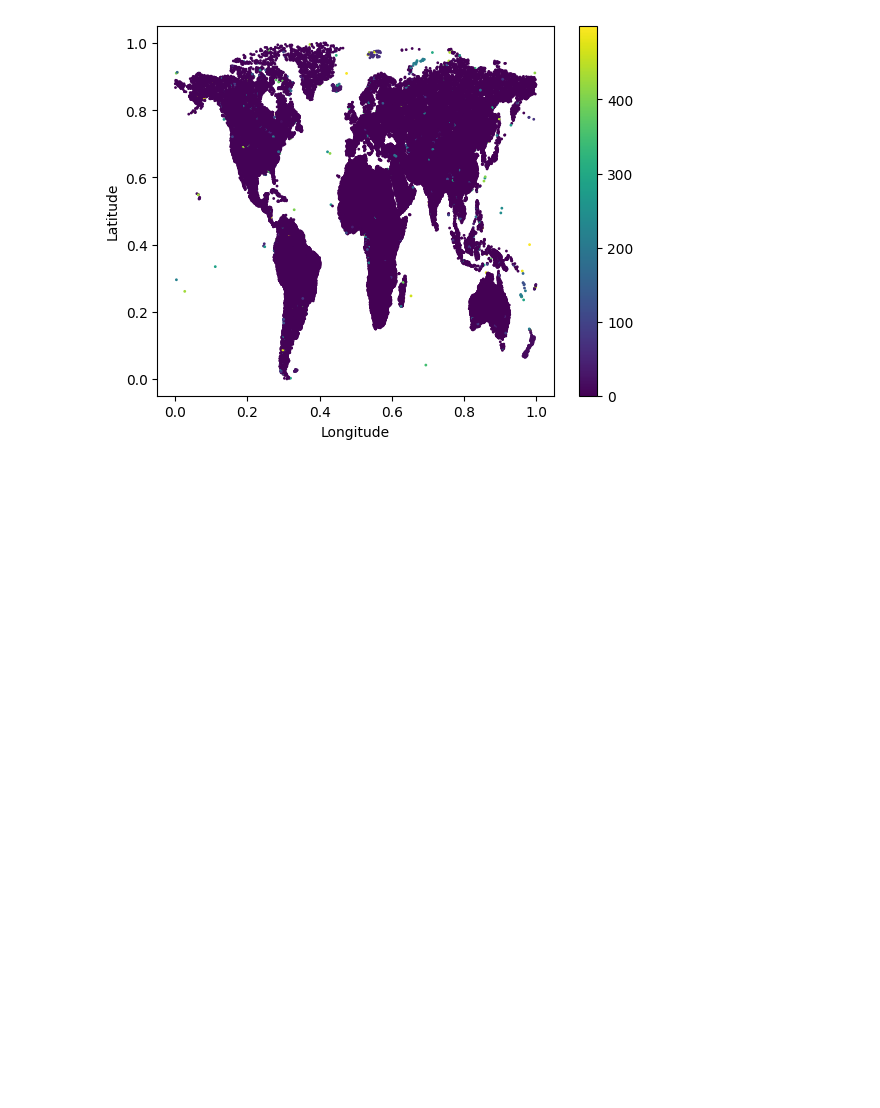
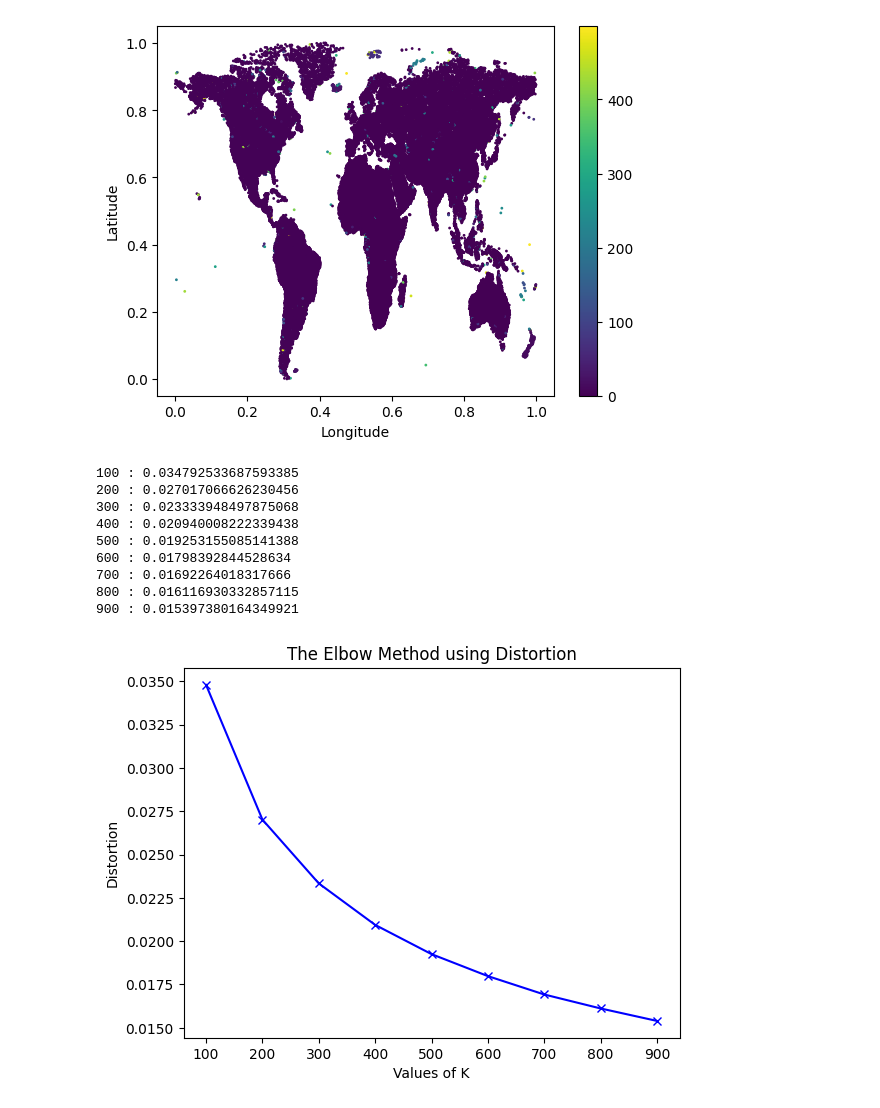
Before and after one commit to marvanG/data-mining-project, a Jupyter notebook: modis_data.ipynb, the cells around one changed output. Cells and saved outputs as stored; diff of their text form; code cells hidden in the pictures; blank space fills up the shorter version.

```diff
--- a/modis_data.ipynb
+++ b/modis_data.ipynb
@@ -884,3 +877,42 @@ X.plot.scatter(x = 'Longitude', y = 'Latitude', c=labels, s=1, cmap='viridis')
 plt.show()
 # %% [output]
 [figure]
+# %%
+from sklearn.cluster import KMeans
+from sklearn import metrics
+from scipy.spatial.distance import cdist
+import numpy as np
+import matplotlib.pyplot as plt
+
+
+distortions = []
+inertias = []
+mapping1 = {}
+mapping2 = {}
+K = range(100, 1000, 100)
+
+for k in K:
+    # Building and fitting the model
+    kmeanModel = KMeans(n_clusters=k).fit(df1)
+    kmeanModel.fit(df1)
+
+    distortions.append(sum(np.min(cdist(df1, kmeanModel.cluster_centers_,'euclidean'), axis=1)) / df1.shape[0])
+    inertias.append(kmeanModel.inertia_)
+
+    mapping1[k] = sum(np.min(cdist(df1, kmeanModel.cluster_centers_,'euclidean'), axis=1)) / df1.shape[0]
+    mapping2[k] = kmeanModel.inertia_
+
+
+for key, val in mapping1.items():
+    print(f'{key} : {val}')
+# %% [output]
+100 : 0.034792533687593385
+200 : 0.027017066626230456
+300 : 0.023333948497875068
+400 : 0.020940008222339438
+500 : 0.019253155085141388
+600 : 0.01798392844528634
+700 : 0.01692264018317666
+800 : 0.016116930332857115
+900 : 0.015397380164349921
+[figure, added]
```
Also changed, not shown: parts of 21 cells of this notebook.
